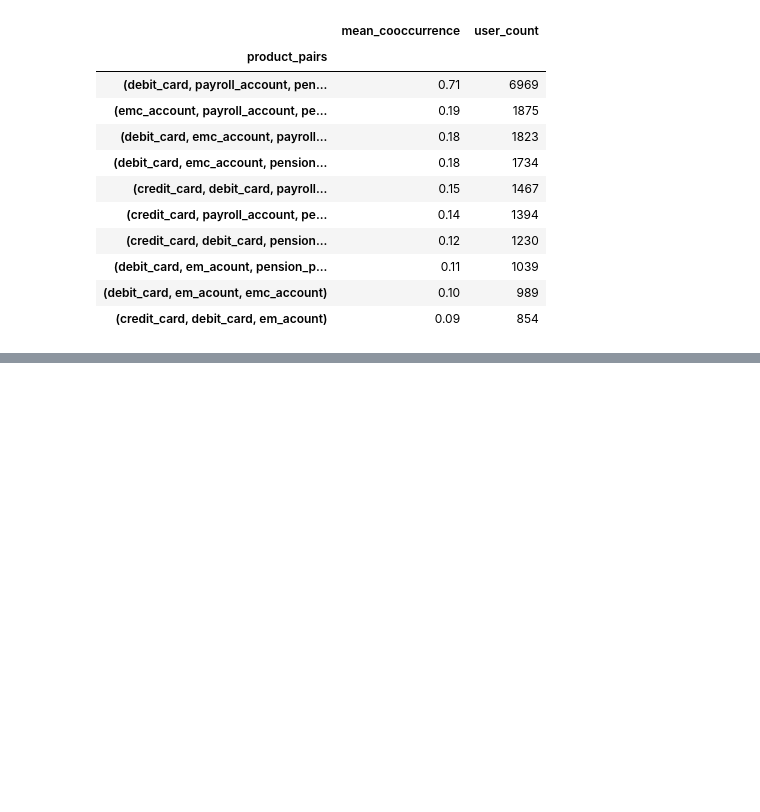
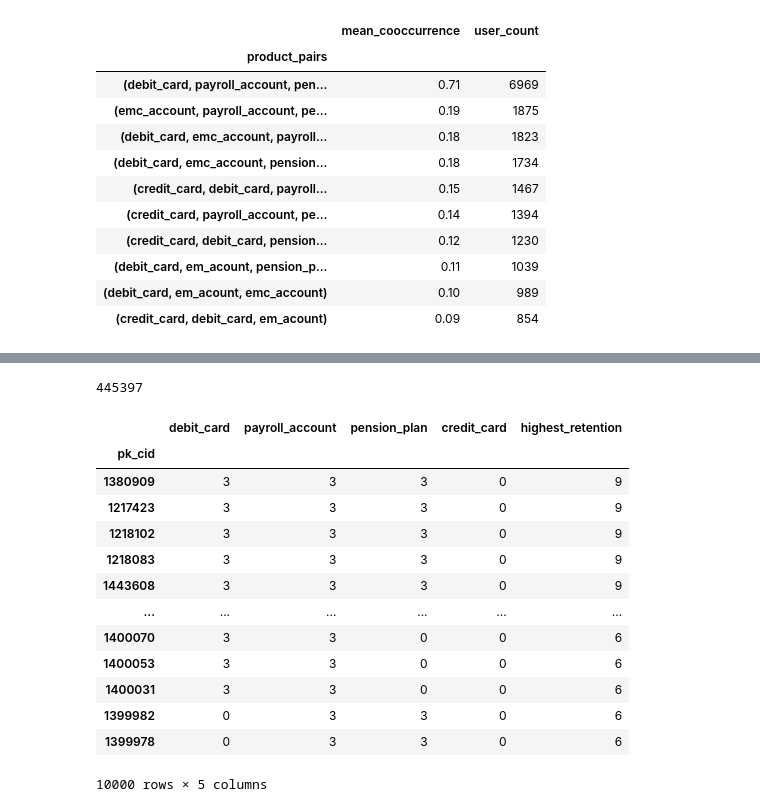
Before and after one commit to aggarcia1996/final_project_adjt, a Jupyter notebook: Analysis/manual_model.ipynb, the cells around one changed output, grey strips where cells are left out. Drawn from its saved outputs; the diff is of its cells as text; code cells hidden in the pictures; blank space fills up the shorter version.

```diff
--- a/Analysis/manual_model.ipynb
+++ b/Analysis/manual_model.ipynb
@@ -443,0 +429,34 @@ Number of unique customers: 9865
+# %%
+df_last_3m = df[df["pk_partition"] > "2019-03-01"]
+df_last_3m["pk_cid"].nunique()
+# %% [output]
+445397
+# %%
+output = df_last_3m.groupby("pk_cid")["debit_card", "payroll_account", "pension_plan", "credit_card"].sum()
+
+# filter the rows based on the conditions
+filtered_output = output[(output["credit_card"] == 0) &
+                         (((output["debit_card"] > 2) & (output["pension_plan"] > 2)) |
+                          ((output["debit_card"] > 2) & (output["payroll_account"] > 2)) |
+                          ((output["payroll_account"] > 2) & (output["pension_plan"] > 2)))]
+
+filtered_output["highest_retention"] = filtered_output.sum(axis = 1)
+filtered_output.sort_values("highest_retention", ascending = False, inplace = True)
+# %%
+best_10000_for_credit_card = filtered_output.head(10000)
+best_10000_for_credit_card
+# %% [output]
+|  | debit_card | payroll_account | pension_plan | credit_card | highest_retention |
+| pk_cid |  |  |  |  |  |
+| 1380909 | 3 | 3 | 3 | 0 | 9 |
+| 1217423 | 3 | 3 | 3 | 0 | 9 |
+| 1218102 | 3 | 3 | 3 | 0 | 9 |
+| 1218083 | 3 | 3 | 3 | 0 | 9 |
+| 1443608 | 3 | 3 | 3 | 0 | 9 |
+| ... | ... | ... | ... | ... | ... |
+| 1400070 | 3 | 3 | 0 | 0 | 6 |
+| 1400053 | 3 | 3 | 0 | 0 | 6 |
+| 1400031 | 3 | 3 | 0 | 0 | 6 |
+| 1399982 | 0 | 3 | 3 | 0 | 6 |
+| 1399978 | 0 | 3 | 3 | 0 | 6 |
+10000 rows × 5 columns
```
Also changed, not shown: parts of 5 cells of this notebook.
